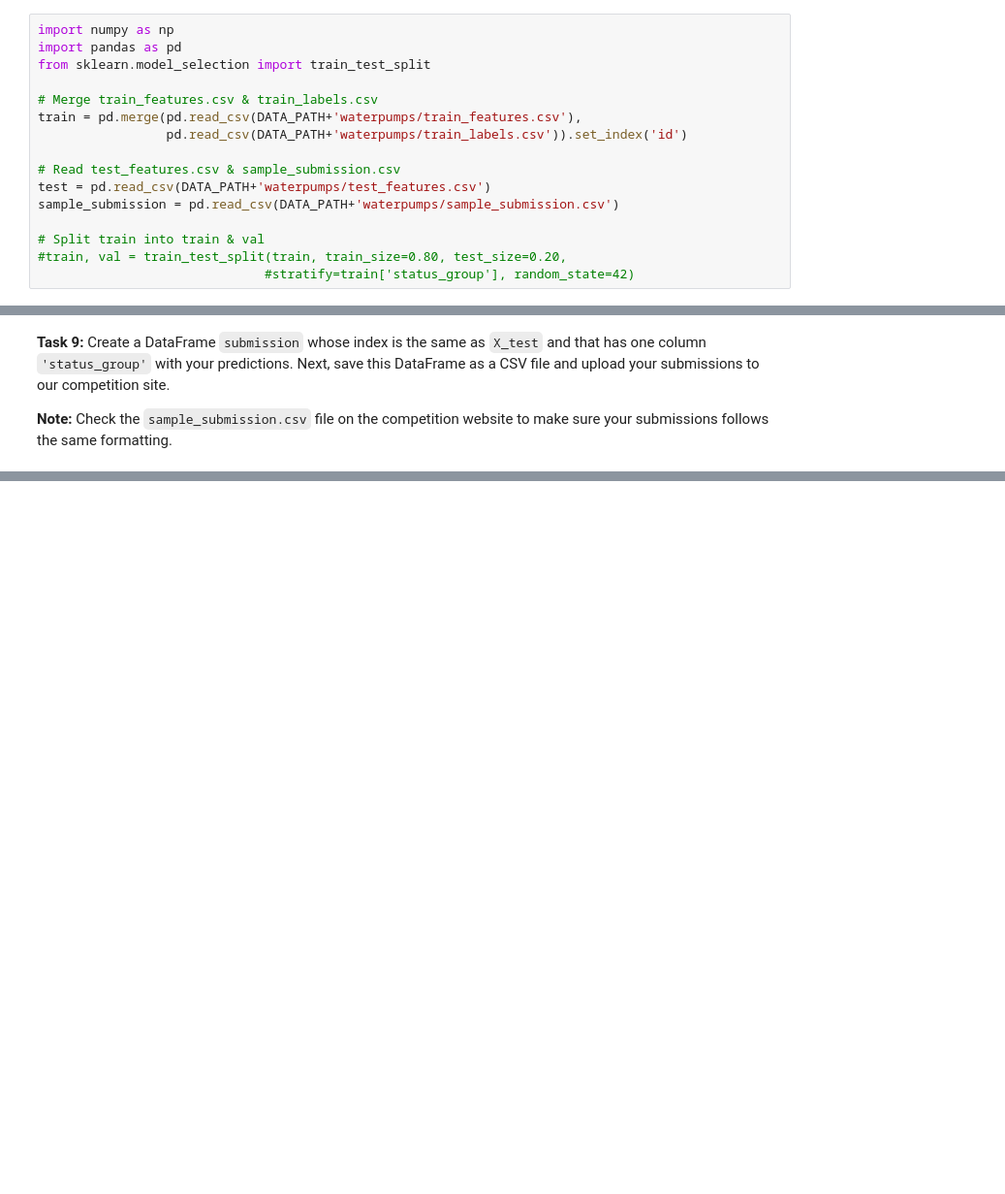
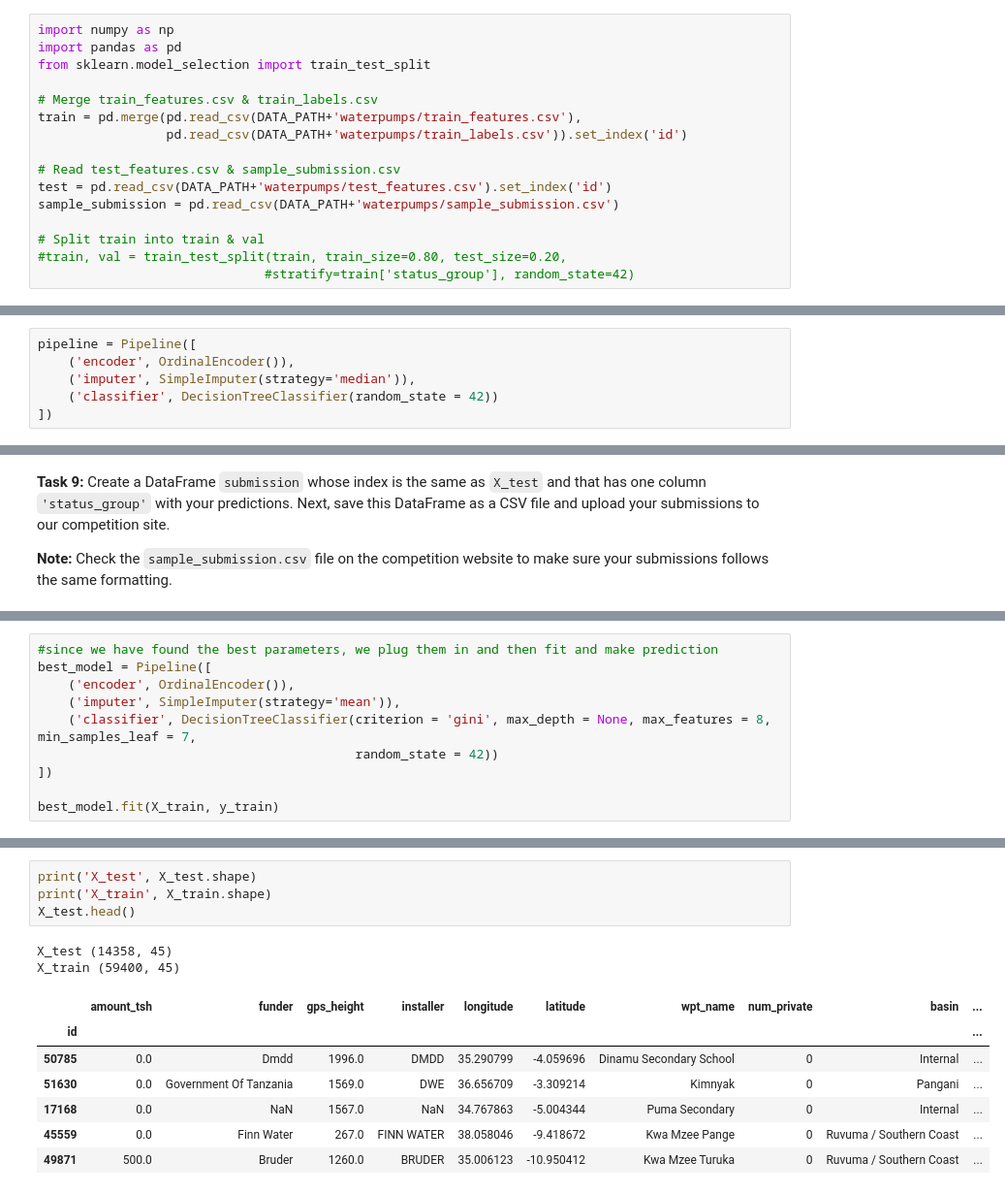
Before and after one commit to write2nk/DS-Unit-2-Kaggle-Challenge, a Jupyter notebook: module3-cross-validation/LS_DS_223_assignment.ipynb, the cells around one changed output, grey strips where cells are left out. Shown: that part at 97% size. Drawn from its saved outputs; the diff is of its cells as text; blank space fills up the shorter version.

```diff
--- a/module3-cross-validation/LS_DS_223_assignment.ipynb
+++ b/module3-cross-validation/LS_DS_223_assignment.ipynb
@@ -59,7 +59,7 @@ train = pd.merge(pd.read_csv(DATA_PATH+'waterpumps/train_features.csv'),
                  pd.read_csv(DATA_PATH+'waterpumps/train_labels.csv')).set_index('id')
 
 # Read test_features.csv & sample_submission.csv
-test = pd.read_csv(DATA_PATH+'waterpumps/test_features.csv')
+test = pd.read_csv(DATA_PATH+'waterpumps/test_features.csv').set_index('id')
 sample_submission = pd.read_csv(DATA_PATH+'waterpumps/sample_submission.csv')
 
 # Split train into train & val
@@ -209 +233,7 @@ STD CV accuracy score: 0.001960827826209553
+# %%
+pipeline = Pipeline([
+    ('encoder', OrdinalEncoder()),
+    ('imputer', SimpleImputer(strategy='median')),
+    ('classifier', DecisionTreeClassifier(random_state = 42))
+])
 # %%
@@ -251,0 +304,10 @@ submission = ...
+# %%
+#since we have found the best parameters, we plug them in and then fit and make prediction
+best_model = Pipeline([
+    ('encoder', OrdinalEncoder()),
+    ('imputer', SimpleImputer(strategy='mean')),
+    ('classifier', DecisionTreeClassifier(criterion = 'gini', max_depth = None, max_features = 8, min_samples_leaf = 7,
+                                          random_state = 42))
+])
+
+best_model.fit(X_train, y_train)
@@ -251,0 +332,14 @@ submission = ...
+# %%
+print('X_test', X_test.shape)
+print('X_train', X_train.shape)
+X_test.head()
+# %% [output]
+X_test (14358, 45)
+X_train (59400, 45)
+|  | amount_tsh | funder | gps_height | installer | longitude | latitude | wpt_name | num_private | basin | ... |
+| id |  |  |  |  |  |  |  |  |  | ... |
+| 50785 | 0.0 | Dmdd | 1996.0 | DMDD | 35.290799 | -4.059696 | Dinamu Secondary School | 0 | Internal | ... |
+| 51630 | 0.0 | Government Of Tanzania | 1569.0 | DWE | 36.656709 | -3.309214 | Kimnyak | 0 | Pangani | ... |
+| 17168 | 0.0 | NaN | 1567.0 | NaN | 34.767863 | -5.004344 | Puma Secondary | 0 | Internal | ... |
+| 45559 | 0.0 | Finn Water | 267.0 | FINN WATER | 38.058046 | -9.418672 | Kwa Mzee Pange | 0 | Ruvuma / Southern Coast | ... |
+| 49871 | 500.0 | Bruder | 1260.0 | BRUDER | 35.006123 | -10.950412 | Kwa Mzee Turuka | 0 | Ruvuma / Southern Coast | ... |
```
Also changed, not shown: parts of 12 cells of this notebook.
